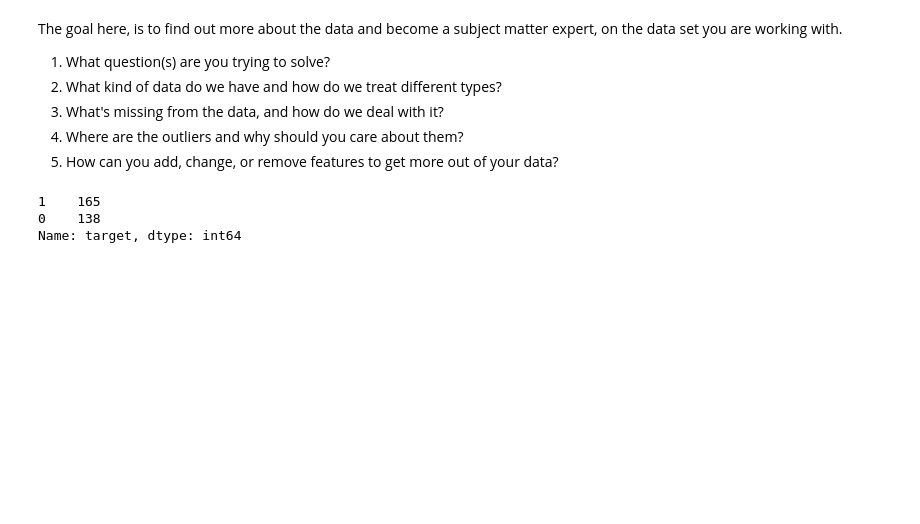
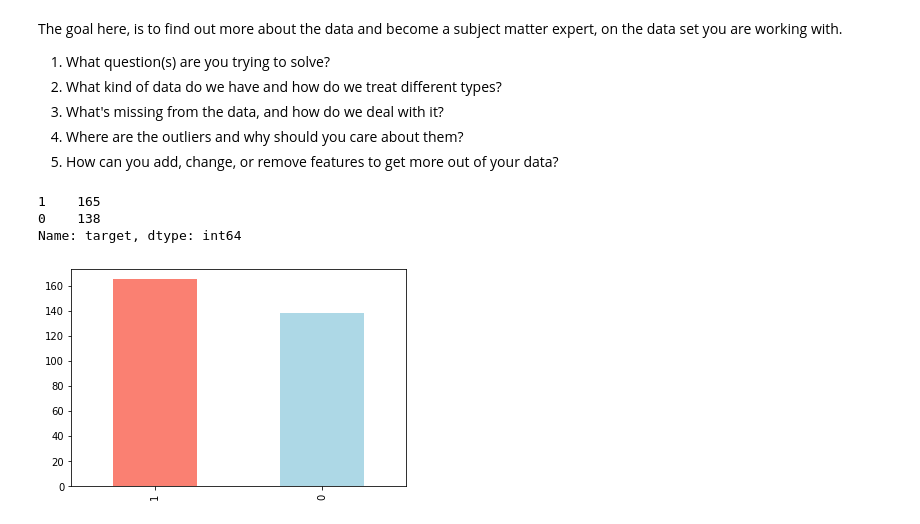
Before and after one commit to Tower5954/Milestone-1_Supervised_learning_Classification., a Jupyter notebook: End-to-end Heart classification.ipynb, the cells around one changed output. Saved outputs shown, nothing was run; the diff lists cells and outputs as text; code cells hidden in the pictures; blank space fills up the shorter version.

```diff
--- a/End-to-end Heart classification.ipynb
+++ b/End-to-end Heart classification.ipynb
@@ -150,3 +150,7 @@ df["target"].value_counts()
 1    165
 0    138
 Name: target, dtype: int64
+# %%
+df["target"].value_counts().plot(kind='bar', color=['salmon', 'lightblue']);
+# %% [output]
+[figure, added]
```
Also changed, not shown: parts of 10 cells of this notebook.
